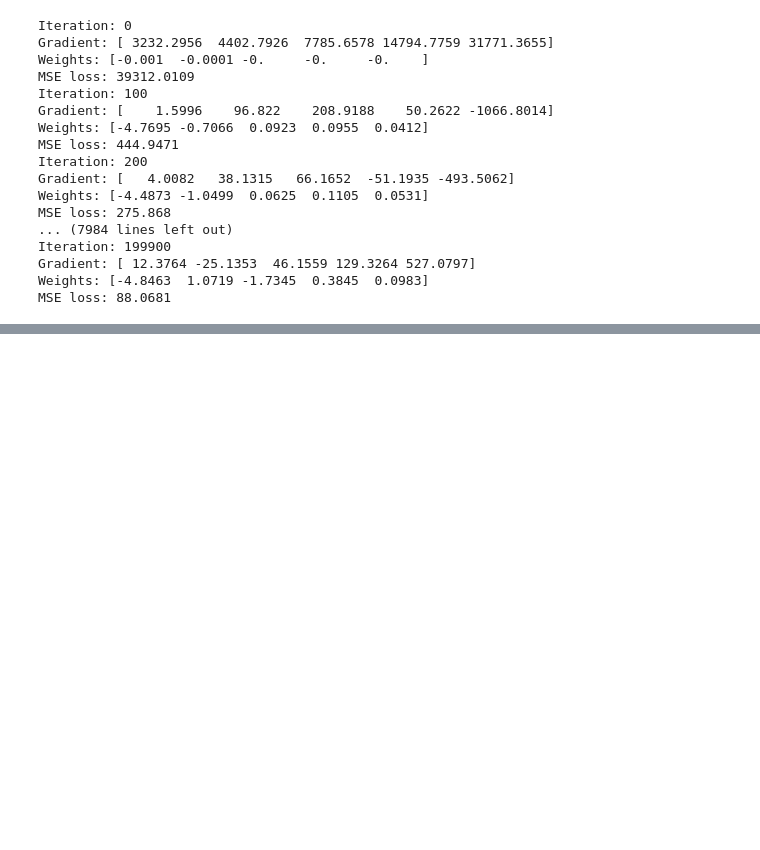
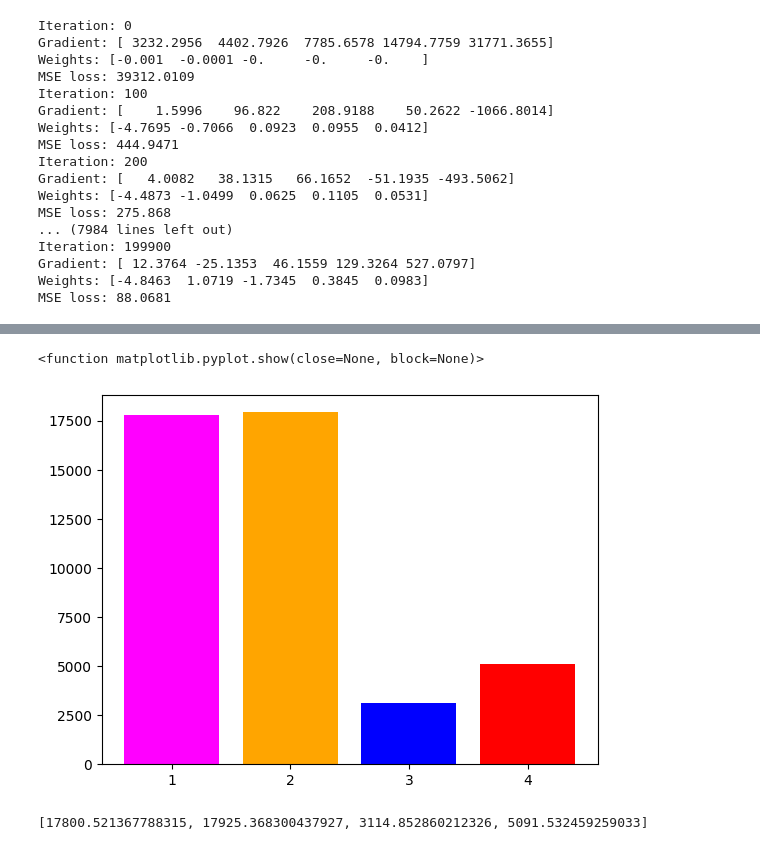
Before and after one commit to romangorbunov91/ML_2, a Jupyter notebook: ML_2.ipynb, the cells around one changed output, grey strips where cells are left out. Drawn from its saved outputs; the diff is of its cells as text; code cells hidden in the pictures; blank space fills up the shorter version.

```diff
--- a/ML_2.ipynb
+++ b/ML_2.ipynb
@@ -312,0 +338,13 @@ plt.show
+# %%
+fit_time = [fit_time_1, fit_time_2, fit_time_3, fit_time_6]
+bar_colors = ['magenta', 'orange', 'blue', 'red']
+plt.bar(['1', '2', '3', '4'], fit_time, color=bar_colors)
+plt.savefig('plots/time_plot.png')
+plt.show
+# %% [output]
+<function matplotlib.pyplot.show(close=None, block=None)>
+[figure, added]
+# %%
+fit_time
+# %% [output]
+[17800.521367788315, 17925.368300437927, 3114.852860212326, 5091.532459259033]
```
Also changed, not shown: parts of 5 cells of this notebook, 6 other files.
